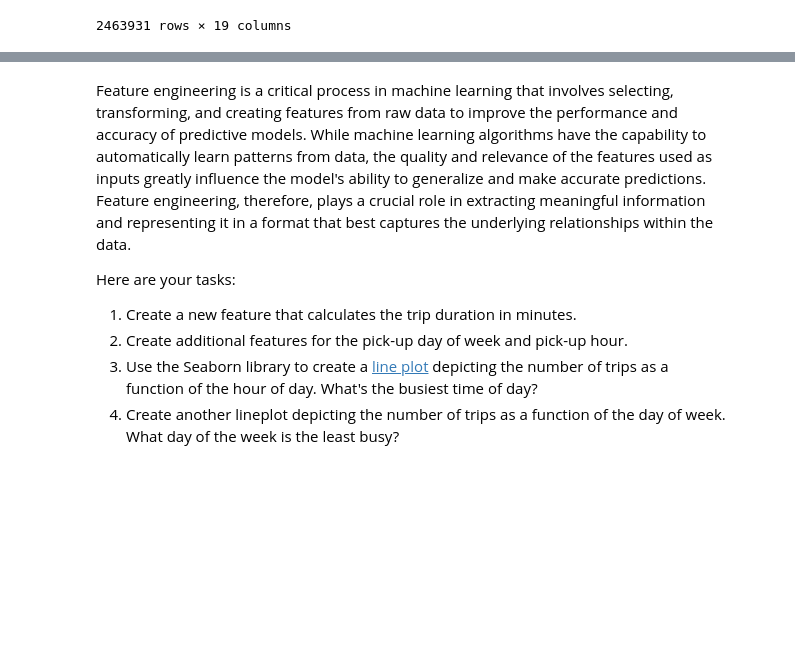
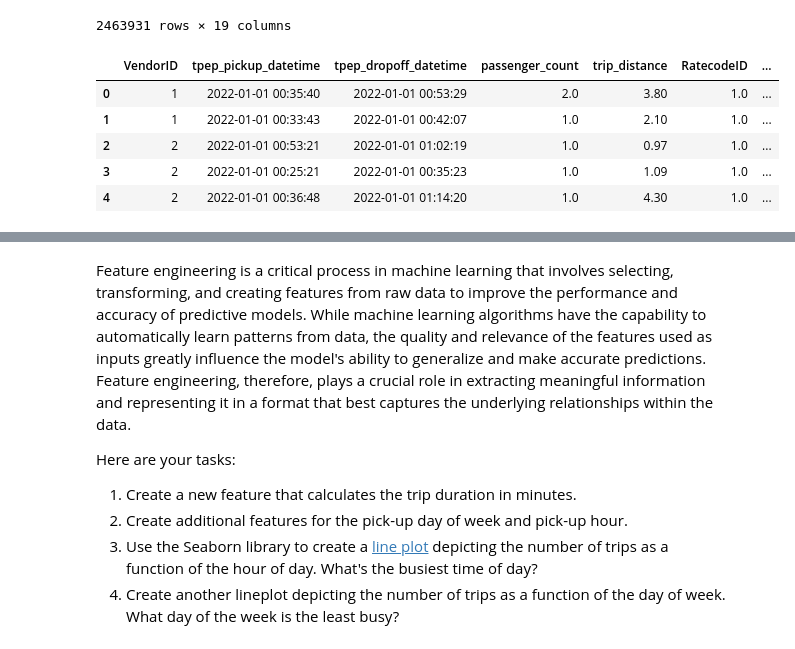
Before and after one commit to Ashok401/ooplqcp, a Jupyter notebook: Student_MLE_MiniProject_EDA.ipynb, the cells around one changed output, grey strips where cells are left out. Saved outputs shown, nothing was run; the diff lists cells and outputs as text; code cells hidden in the pictures; blank space fills up the shorter version.

```diff
--- a/Student_MLE_MiniProject_EDA.ipynb
+++ b/Student_MLE_MiniProject_EDA.ipynb
@@ -48,5 +48,13 @@ df = pd.read_parquet('https://d37ci6vzurychx.cloudfront.net/trip-data/yellow_tri
 2463931 rows × 19 columns
 # %%
 # Display the first few rows of the dataset
+df.head()
+# %% [output]
+|  | VendorID | tpep_pickup_datetime | tpep_dropoff_datetime | passenger_count | trip_distance | RatecodeID | ... |
+| 0 | 1 | 2022-01-01 00:35:40 | 2022-01-01 00:53:29 | 2.0 | 3.80 | 1.0 | ... |
+| 1 | 1 | 2022-01-01 00:33:43 | 2022-01-01 00:42:07 | 1.0 | 2.10 | 1.0 | ... |
+| 2 | 2 | 2022-01-01 00:53:21 | 2022-01-01 01:02:19 | 1.0 | 0.97 | 1.0 | ... |
+| 3 | 2 | 2022-01-01 00:25:21 | 2022-01-01 00:35:23 | 1.0 | 1.09 | 1.0 | ... |
+| 4 | 2 | 2022-01-01 00:36:48 | 2022-01-01 01:14:20 | 1.0 | 4.30 | 1.0 | ... |
 # %%
 # Display the shape of the dataset
```
Also changed, not shown: parts of 4 cells of this notebook.
